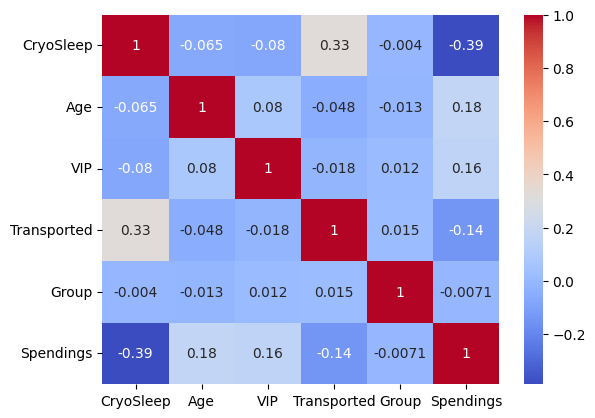
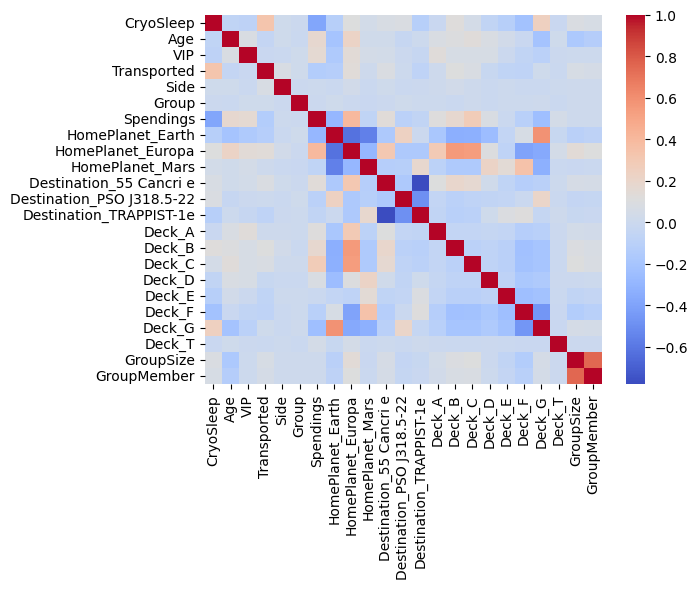
Code edit (unified diff) that turned the first committed figure into the second:
--- before
+++ after
@@ -1,2 +1,2 @@
 corr = df.corr(numeric_only=True)
-sns.heatmap(corr, cmap="coolwarm", annot=True)
+sns.heatmap(corr, cmap="coolwarm")

Commit: Baseline NN is done, better than logistic but both are underperforming, so, the issue prolly lies in data preprocessing